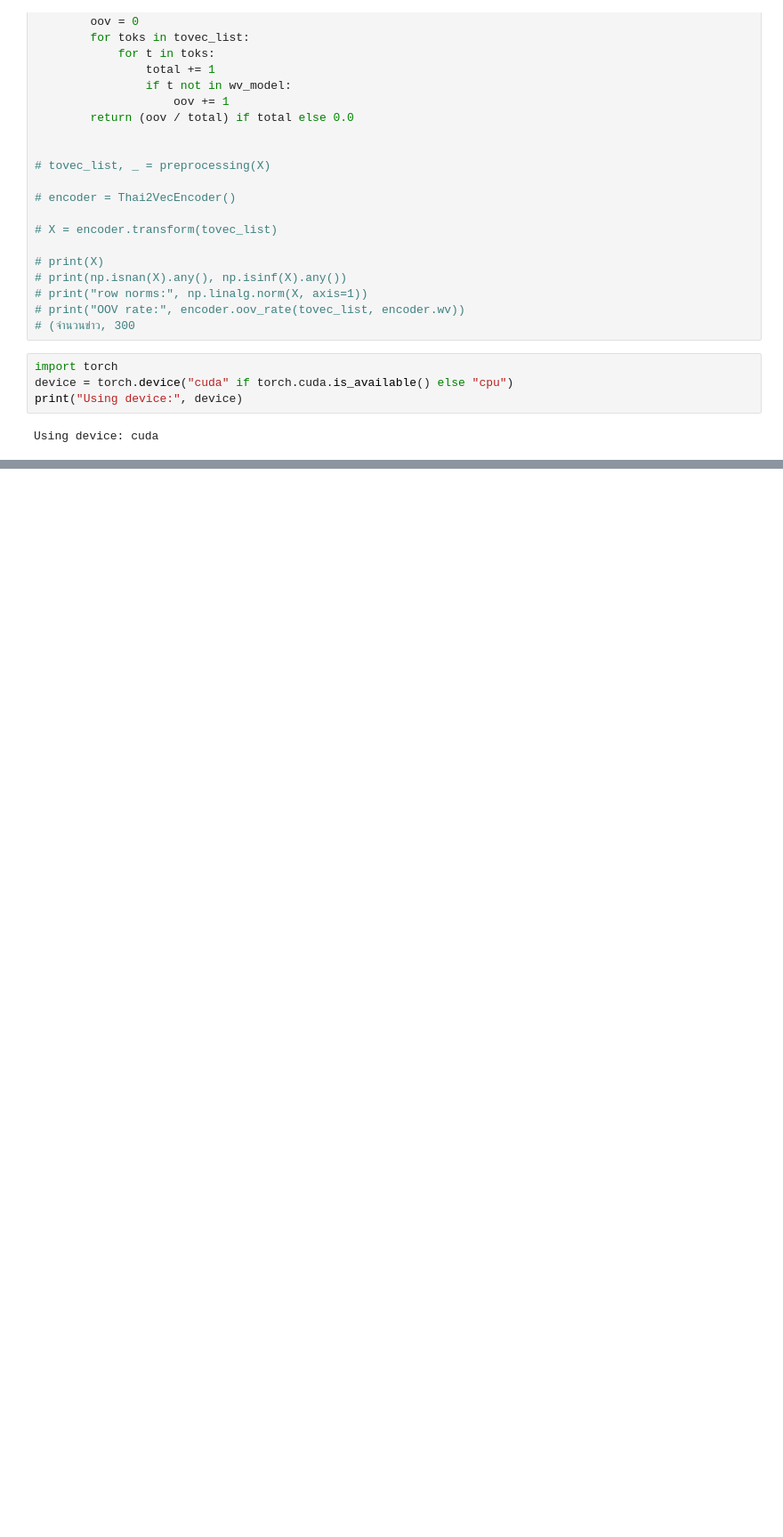
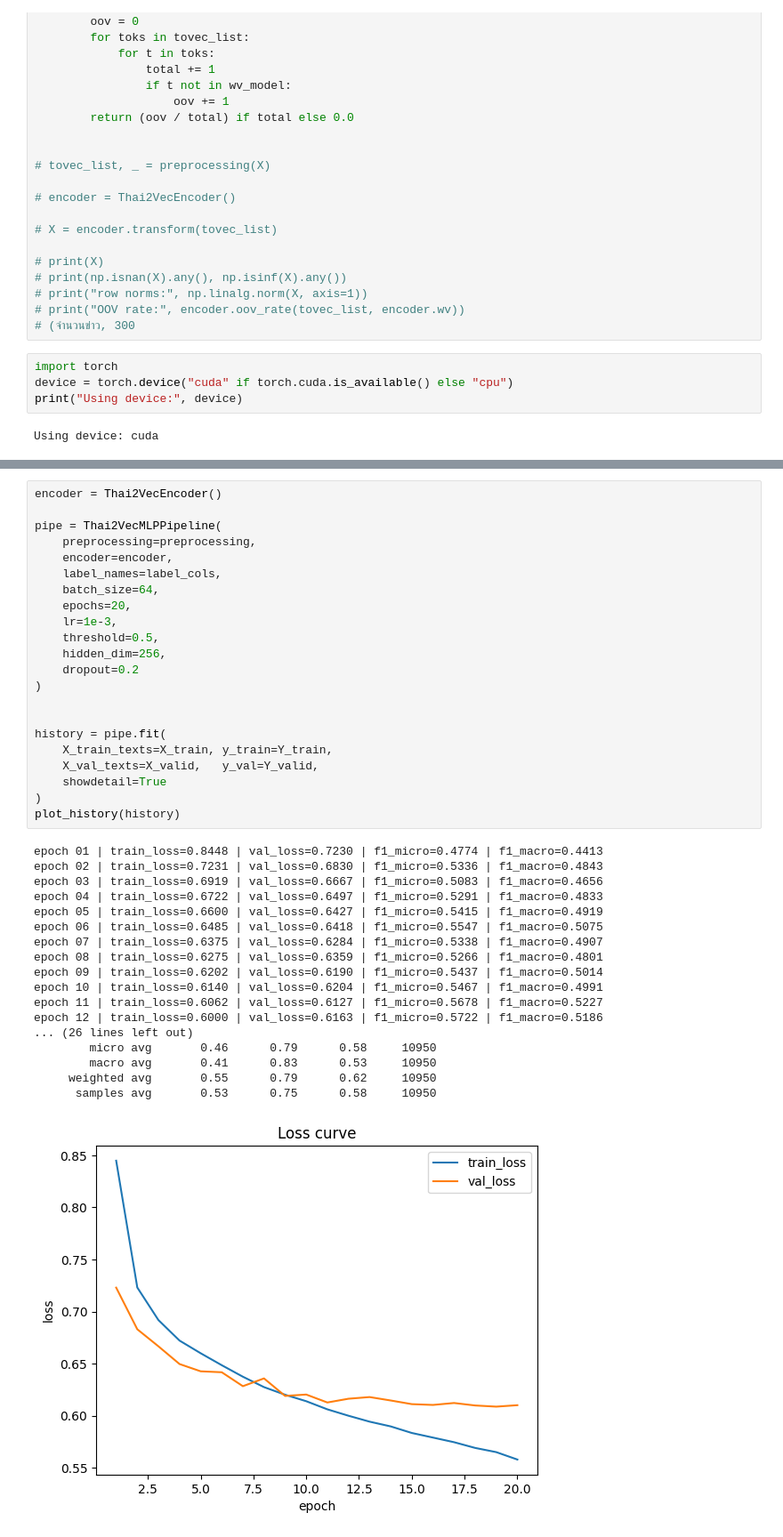
Before and after one commit to seennareupol/Text-Classification, a Jupyter notebook: project1.ipynb, the cells around one changed output, grey strips where cells are left out. Shown: that part at 89% size. Saved outputs shown, nothing was run; the diff lists cells and outputs as text; blank space fills up the shorter version.

```diff
--- a/project1.ipynb
+++ b/project1.ipynb
@@ -210,0 +481,41 @@ Using device: cuda
+# %%
+encoder = Thai2VecEncoder()
+
+pipe = Thai2VecMLPPipeline(
+    preprocessing=preprocessing,
+    encoder=encoder,
+    label_names=label_cols,
+    batch_size=64,
+    epochs=20,
+    lr=1e-3,
+    threshold=0.5,
+    hidden_dim=256,
+    dropout=0.2
+)
+
+
+history = pipe.fit(
+    X_train_texts=X_train, y_train=Y_train,
+    X_val_texts=X_valid,   y_val=Y_valid,
+    showdetail=True
+)
+plot_history(history)
+# %% [output]
+epoch 01 | train_loss=0.8448 | val_loss=0.7230 | f1_micro=0.4774 | f1_macro=0.4413
+epoch 02 | train_loss=0.7231 | val_loss=0.6830 | f1_micro=0.5336 | f1_macro=0.4843
+epoch 03 | train_loss=0.6919 | val_loss=0.6667 | f1_micro=0.5083 | f1_macro=0.4656
+epoch 04 | train_loss=0.6722 | val_loss=0.6497 | f1_micro=0.5291 | f1_macro=0.4833
+epoch 05 | train_loss=0.6600 | val_loss=0.6427 | f1_micro=0.5415 | f1_macro=0.4919
+epoch 06 | train_loss=0.6485 | val_loss=0.6418 | f1_micro=0.5547 | f1_macro=0.5075
+epoch 07 | train_loss=0.6375 | val_loss=0.6284 | f1_micro=0.5338 | f1_macro=0.4907
+epoch 08 | train_loss=0.6275 | val_loss=0.6359 | f1_micro=0.5266 | f1_macro=0.4801
+epoch 09 | train_loss=0.6202 | val_loss=0.6190 | f1_micro=0.5437 | f1_macro=0.5014
+epoch 10 | train_loss=0.6140 | val_loss=0.6204 | f1_micro=0.5467 | f1_macro=0.4991
+epoch 11 | train_loss=0.6062 | val_loss=0.6127 | f1_micro=0.5678 | f1_macro=0.5227
+epoch 12 | train_loss=0.6000 | val_loss=0.6163 | f1_micro=0.5722 | f1_macro=0.5186
+... (26 lines left out)
+        micro avg       0.46      0.79      0.58     10950
+        macro avg       0.41      0.83      0.53     10950
+     weighted avg       0.55      0.79      0.62     10950
+      samples avg       0.53      0.75      0.58     10950
+[figure, added]
```
Also changed, not shown: parts of 11 cells of this notebook.
